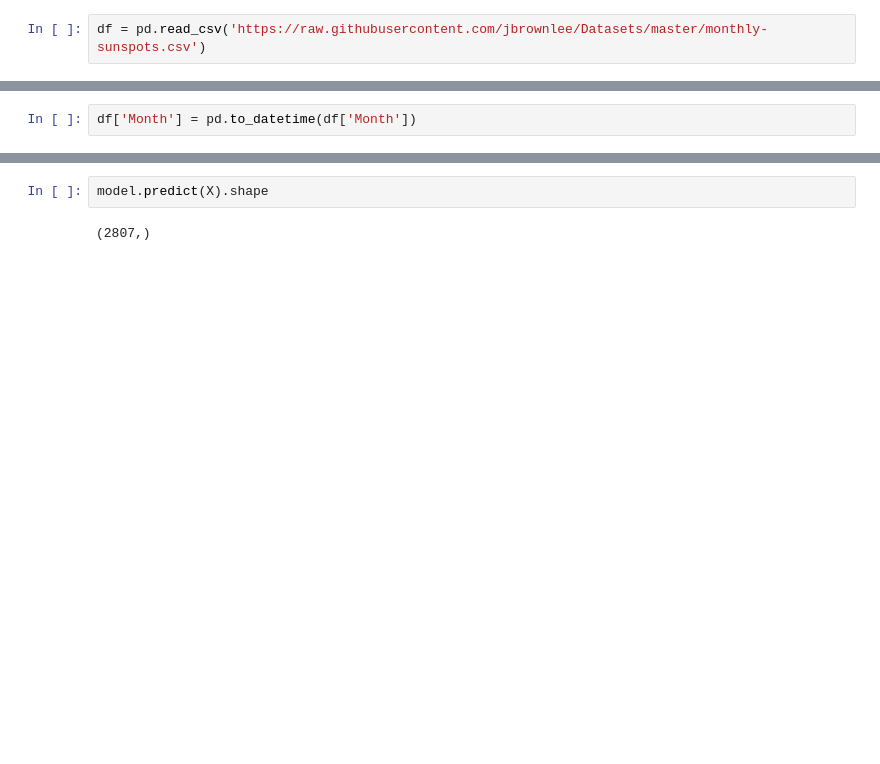
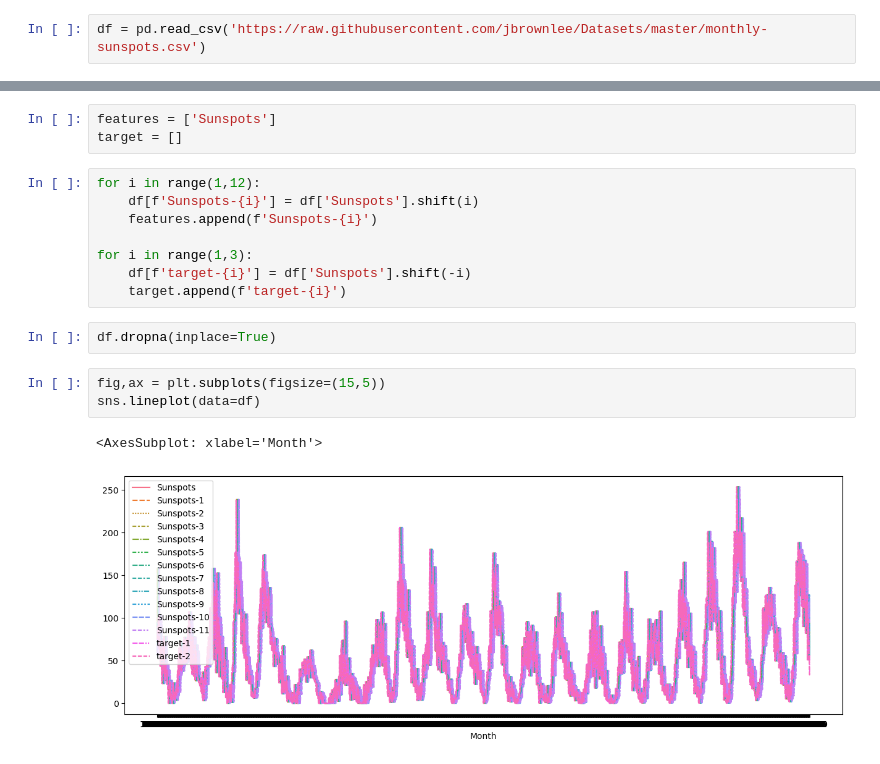
Before and after one commit to HerbertMariano/time-series-forecasting, a Jupyter notebook: mancha_solar.ipynb, the cells around one changed output, grey strips where cells are left out. Saved outputs shown, nothing was run; the diff lists cells and outputs as text; blank space fills up the shorter version.

```diff
--- a/mancha_solar.ipynb
+++ b/mancha_solar.ipynb
@@ -53,2 +16,0 @@ df.sort_values('Month',inplace=True)
-# %%
-df['Month'] = pd.to_datetime(df['Month'])
@@ -121,4 +17,19 @@ XGBRegressor(max_depht=10)
-# %%
-model.predict(X).shape
-# %% [output]
-(2807,)
+# %%
+features = ['Sunspots']
+target = []
+# %%
+for i in range(1,12):
+    df[f'Sunspots-{i}'] = df['Sunspots'].shift(i)
+    features.append(f'Sunspots-{i}')
+
+for i in range(1,3):
+    df[f'target-{i}'] = df['Sunspots'].shift(-i)
+    target.append(f'target-{i}')
+# %%
+df.dropna(inplace=True)
+# %%
+fig,ax = plt.subplots(figsize=(15,5))
+sns.lineplot(data=df)
+# %% [output]
+<AxesSubplot: xlabel='Month'>
+[figure, added]
```
Also changed, not shown: parts of 14 cells of this notebook.
